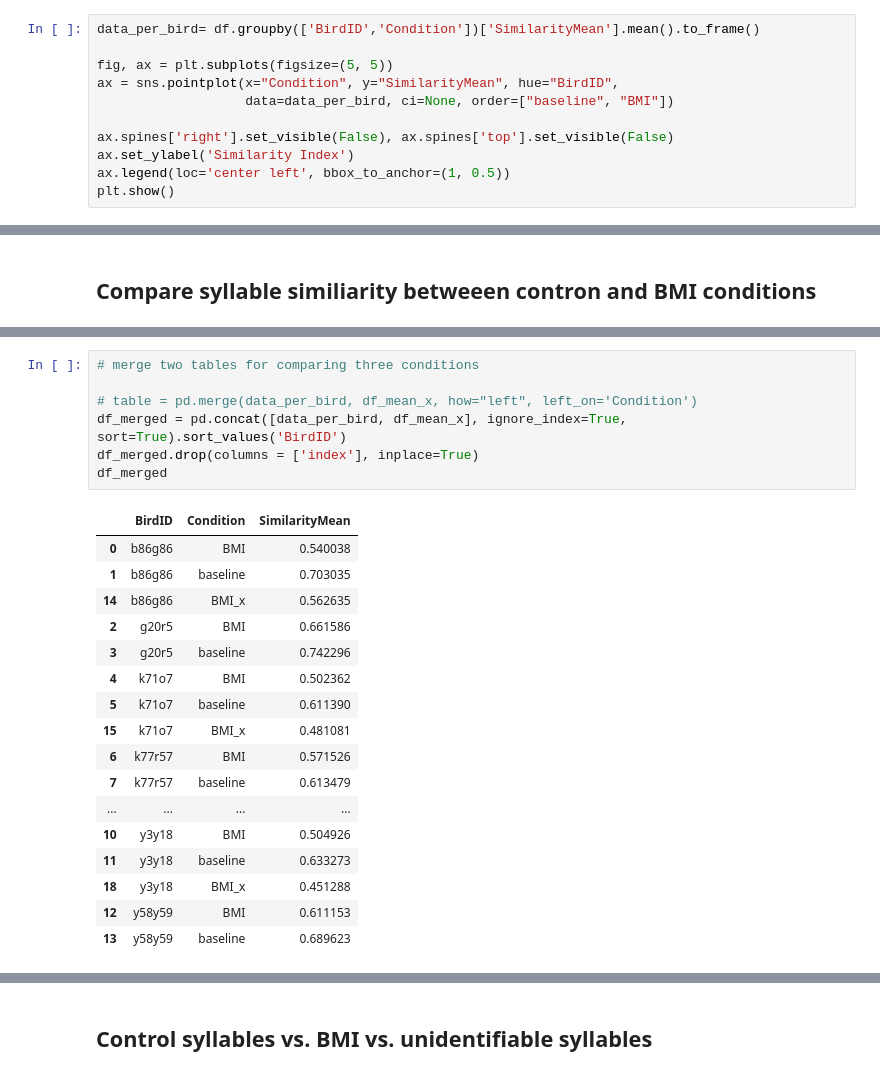
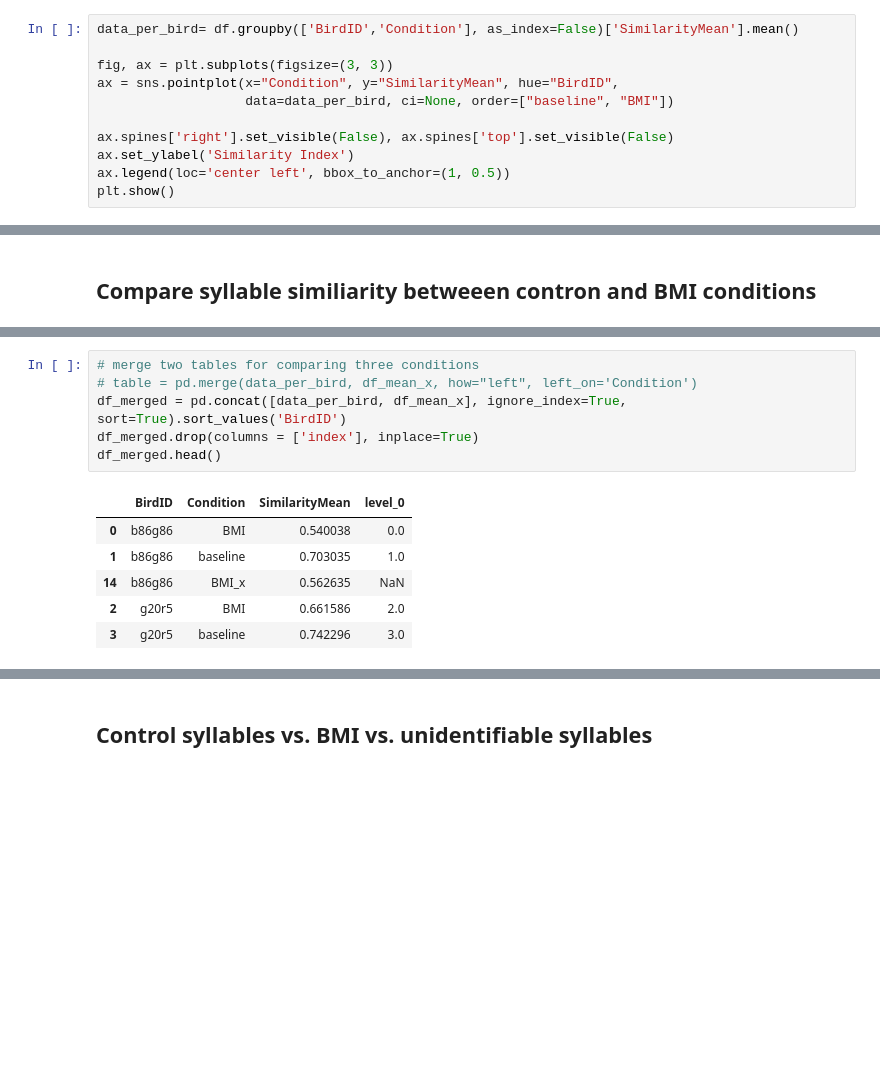
Before and after one commit to JaerongA/syllable_similarity, a Jupyter notebook: resuls.ipynb, the cells around one changed output, grey strips where cells are left out. Cells and saved outputs as stored; diff of their text form; blank space fills up the shorter version.

```diff
--- a/resuls.ipynb
+++ b/resuls.ipynb
@@ -131,7 +116,7 @@ plt.show()
 # %%
-data_per_bird= df.groupby(['BirdID','Condition'])['SimilarityMean'].mean().to_frame()
+data_per_bird= df.groupby(['BirdID','Condition'], as_index=False)['SimilarityMean'].mean()
 
-fig, ax = plt.subplots(figsize=(5, 5))
+fig, ax = plt.subplots(figsize=(3, 3))
 ax = sns.pointplot(x="Condition", y="SimilarityMean", hue="BirdID",
                    data=data_per_bird, ci=None, order=["baseline", "BMI"])
 
@@ -199,29 +182,17 @@ plt.show()
 [figure]
 # %%
 # merge two tables for comparing three conditions
-
 # table = pd.merge(data_per_bird, df_mean_x, how="left", left_on='Condition')
 df_merged = pd.concat([data_per_bird, df_mean_x], ignore_index=True, sort=True).sort_values('BirdID')
 df_merged.drop(columns = ['index'], inplace=True)
-df_merged
+df_merged.head()
 # %% [output]
-|  | BirdID | Condition | SimilarityMean |
-| 0 | b86g86 | BMI | 0.540038 |
-| 1 | b86g86 | baseline | 0.703035 |
-| 14 | b86g86 | BMI_x | 0.562635 |
-| 2 | g20r5 | BMI | 0.661586 |
-| 3 | g20r5 | baseline | 0.742296 |
-| 4 | k71o7 | BMI | 0.502362 |
-| 5 | k71o7 | baseline | 0.611390 |
-| 15 | k71o7 | BMI_x | 0.481081 |
-| 6 | k77r57 | BMI | 0.571526 |
-| 7 | k77r57 | baseline | 0.613479 |
-| ... | ... | ... | ... |
-| 10 | y3y18 | BMI | 0.504926 |
-| 11 | y3y18 | baseline | 0.633273 |
-| 18 | y3y18 | BMI_x | 0.451288 |
-| 12 | y58y59 | BMI | 0.611153 |
-| 13 | y58y59 | baseline | 0.689623 |
+|  | BirdID | Condition | SimilarityMean | level_0 |
+| 0 | b86g86 | BMI | 0.540038 | 0.0 |
+| 1 | b86g86 | baseline | 0.703035 | 1.0 |
+| 14 | b86g86 | BMI_x | 0.562635 | NaN |
+| 2 | g20r5 | BMI | 0.661586 | 2.0 |
+| 3 | g20r5 | baseline | 0.742296 | 3.0 |
 # %%
 ## Select for birds under BMI
 df_bmi = df_merged.loc[df_merged['Condition']!= 'baseline']
```
Also changed, not shown: parts of 13 cells of this notebook, 1 other file.
